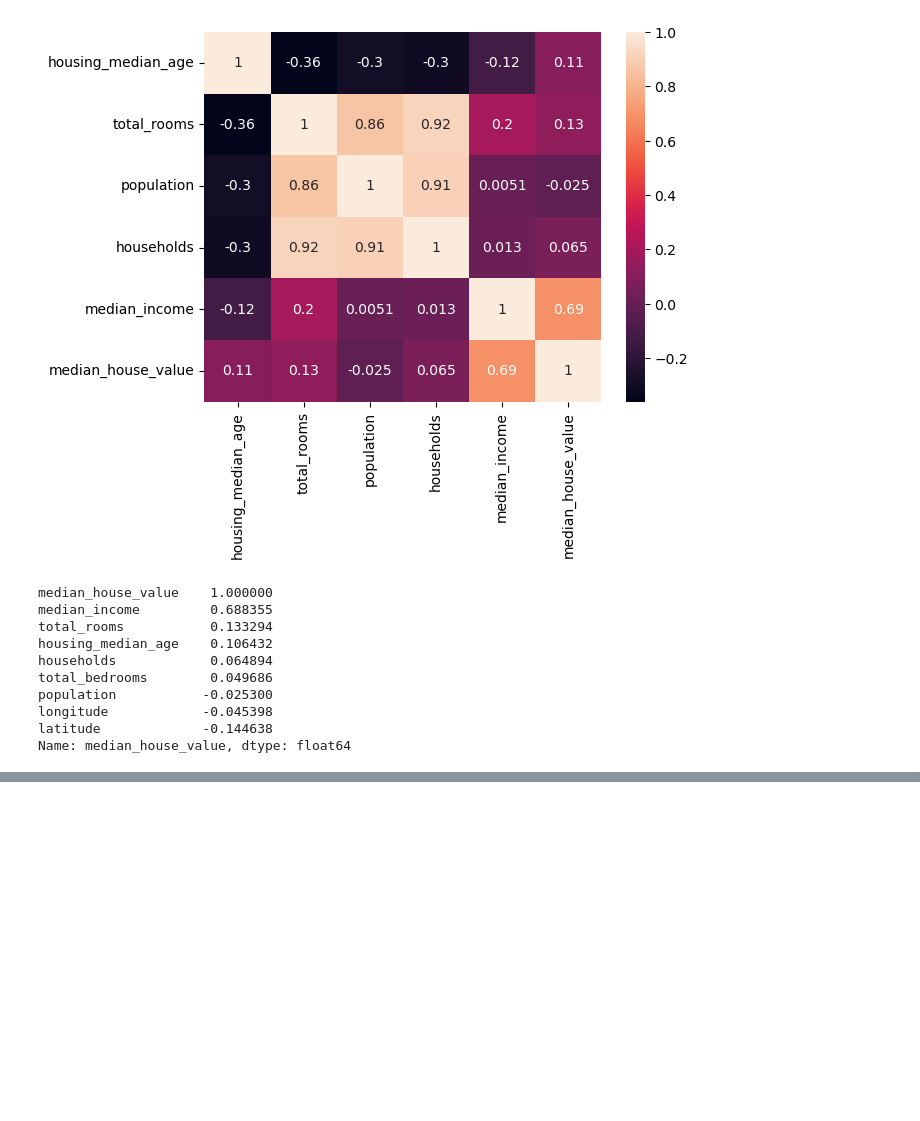
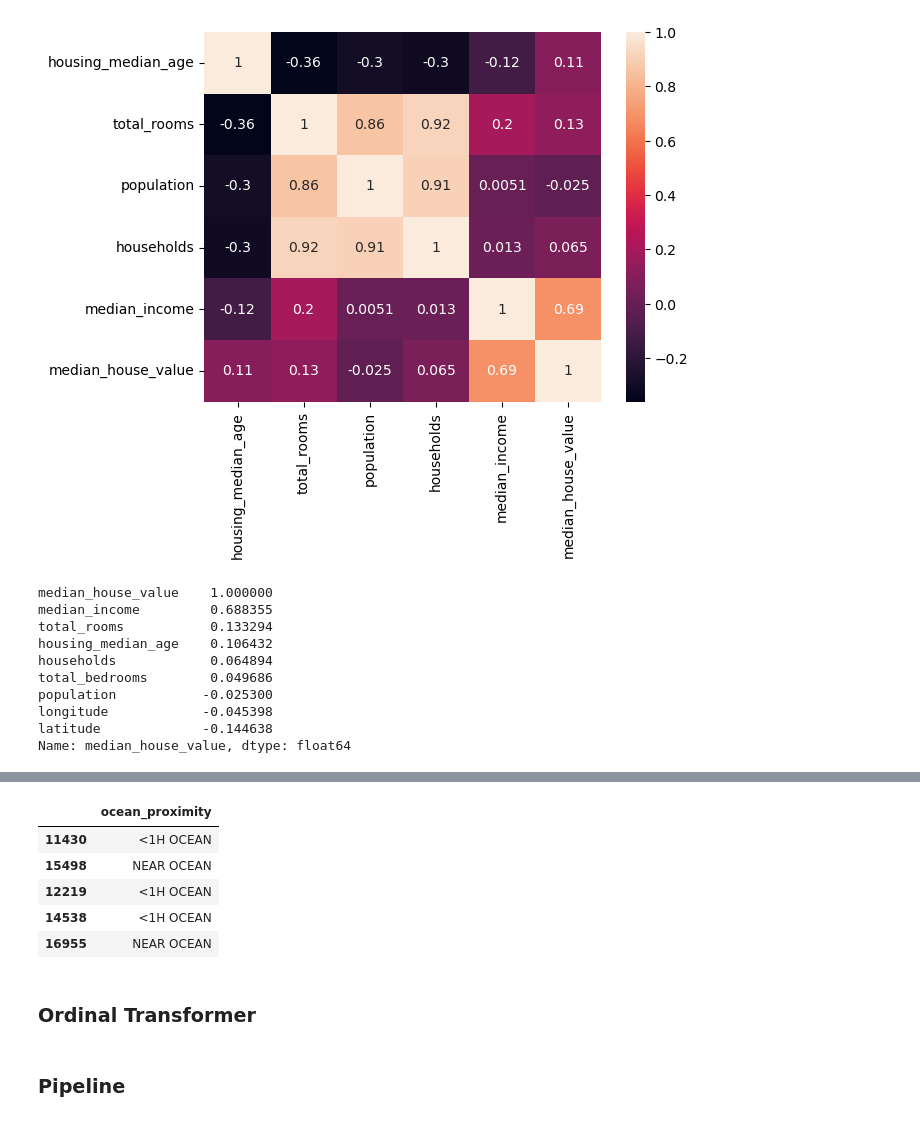
Before and after one commit to lis497/UCBerkeley-Haas-ML, a Jupyter notebook: M8/M8_TryIt1_California_Real_Estate_Prices1.ipynb, the cells around one changed output, grey strips where cells are left out. Saved outputs shown, nothing was run; the diff lists cells and outputs as text; code cells hidden in the pictures; blank space fills up the shorter version.

```diff
--- a/M8/M8_TryIt1_California_Real_Estate_Prices1.ipynb
+++ b/M8/M8_TryIt1_California_Real_Estate_Prices1.ipynb
@@ -151,0 +273,11 @@ Name: median_house_value, dtype: float64
+# %%
+X_train[['ocean_proximity']].head()
+# %% [output]
+|  | ocean_proximity |
+| 11430 | <1H OCEAN |
+| 15498 | NEAR OCEAN |
+| 12219 | <1H OCEAN |
+| 14538 | <1H OCEAN |
+| 16955 | NEAR OCEAN |
+# %% [markdown]
+### Ordinal Transformer
@@ -151,0 +288,2 @@ Name: median_house_value, dtype: float64
+# %% [markdown]
+### Pipeline
```
Also changed, not shown: parts of 44 cells of this notebook.
